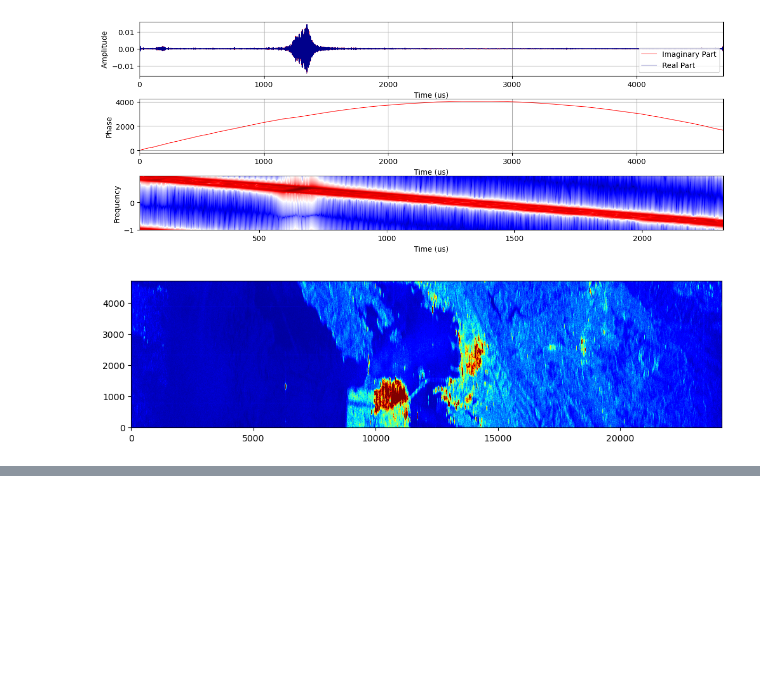
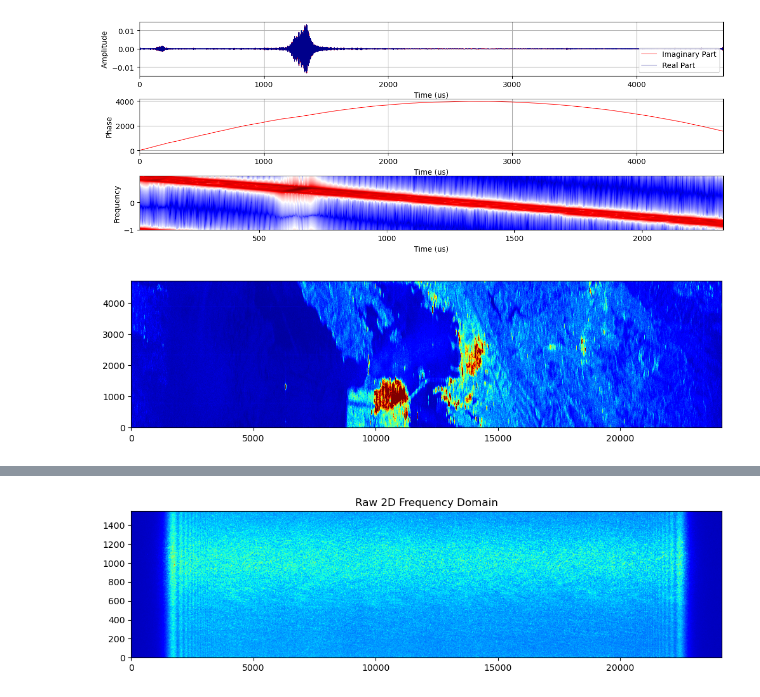
Before and after one commit to AndrewPlayer3/sar_processing, a Jupyter notebook: s1_level0/level_1.ipynb, the cells around one changed output, grey strips where cells are left out. Cells and saved outputs as stored; diff of their text form; code cells hidden in the pictures; blank space fills up the shorter version.

```diff
--- a/s1_level0/level_1.ipynb
+++ b/s1_level0/level_1.ipynb
@@ -986,2 +1061,6 @@ plot_signal_components(output[:, 6334])
 # %%
 save_image(output, 'output.tif')
+# %%
+plot_signals(fftshift(fftshift(fft2(signals), 0), 1), do_pop_out=False, title='Raw 2D Frequency Domain')
+# %% [output]
+[figure, added]
```
Also changed, not shown: parts of 15 cells of this notebook.
